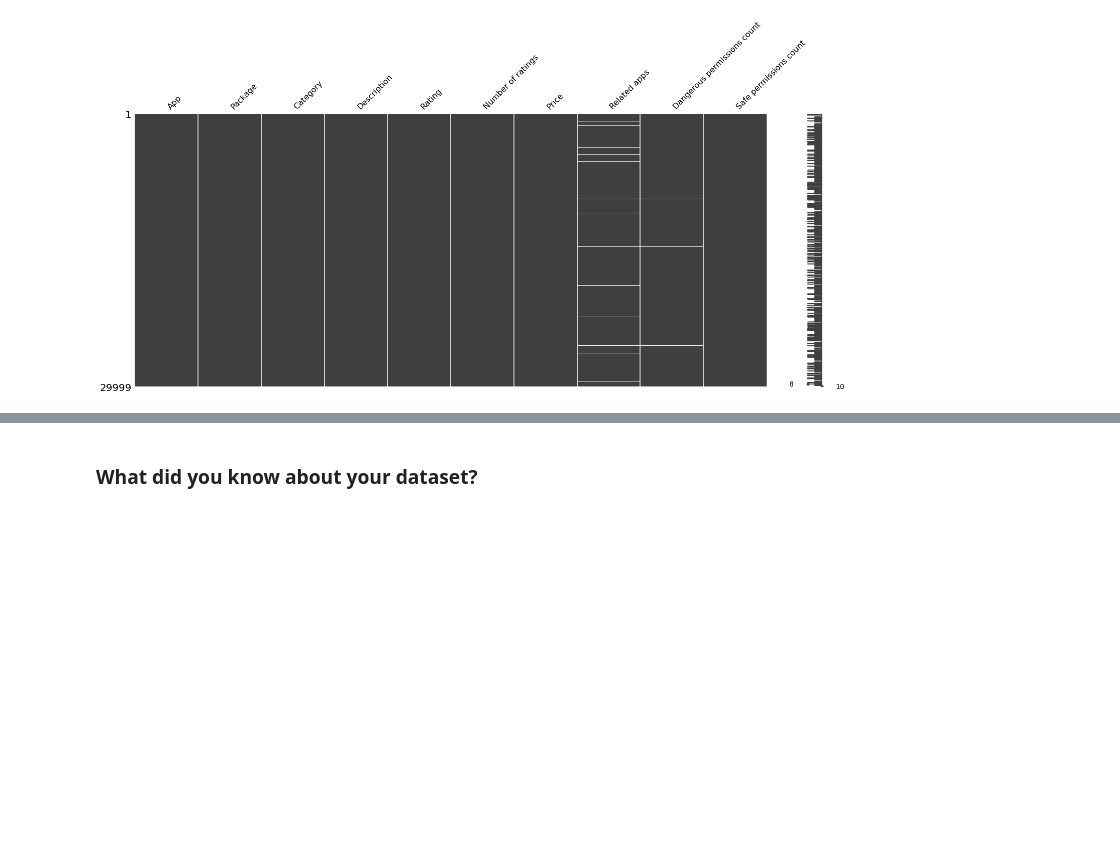
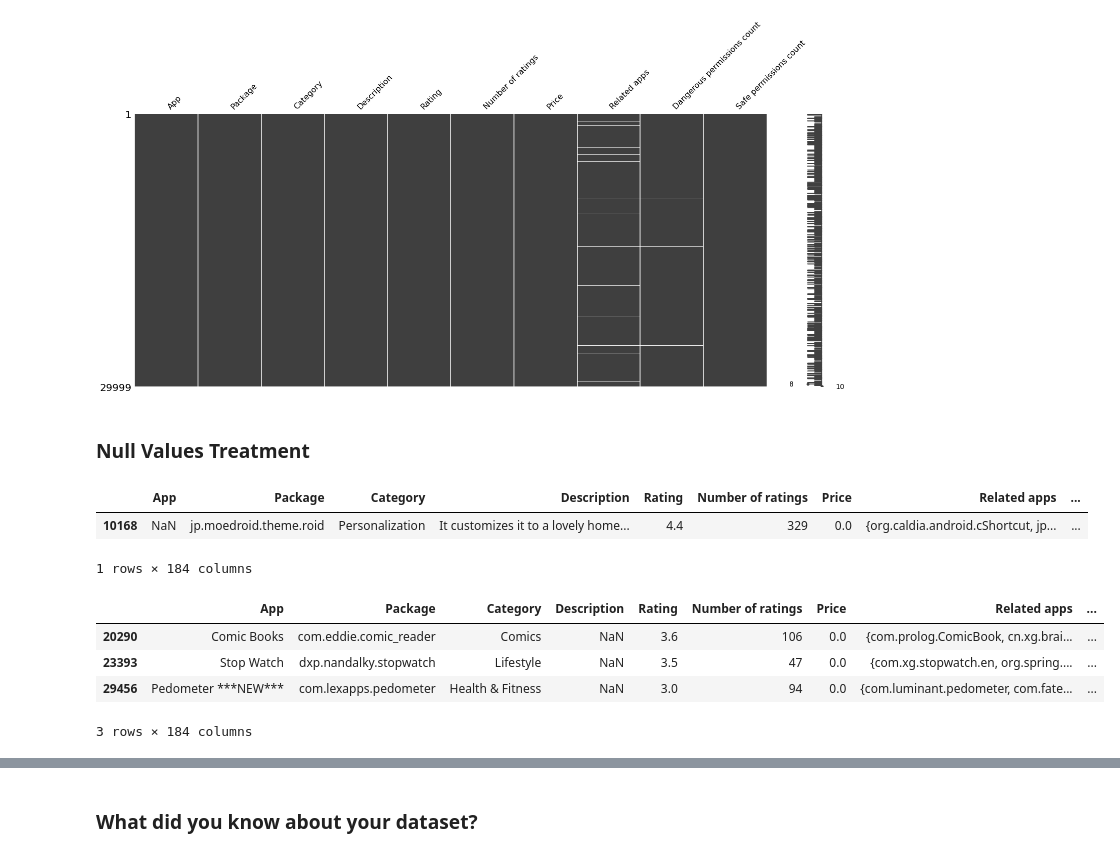
Before and after one commit to v1git12/Capstone-Project-3-Android-Authenticity-Prediction-, a Jupyter notebook: Android_Authenticity_Prediction.ipynb, the cells around one changed output, grey strips where cells are left out. Cells and saved outputs as stored; diff of their text form; code cells hidden in the pictures; blank space fills up the shorter version.

```diff
--- a/Android_Authenticity_Prediction.ipynb
+++ b/Android_Authenticity_Prediction.ipynb
@@ -180,3 +179,12 @@ msno.matrix(df.iloc[:, :10])
 # %% [output]
 <AxesSubplot:>
 [figure]
+# %% [markdown]
+### Null Values Treatment
+# %%
+#fetch the data where App column has null values
+df[df['App'].isnull()]
+# %% [output]
+|  | App | Package | Category | Description | Rating | Number of ratings | Price | Related apps | ... |
+| 10168 | NaN | jp.moedroid.theme.roid | Personalization | It customizes it to a lovely home... | 4.4 | 329 | 0.0 | {org.caldia.android.cShortcut, jp... | ... |
+1 rows × 184 columns
@@ -182,0 +194,10 @@ msno.matrix(df.iloc[:, :10])
+# %%
+
+# Filter the rows where the Description column has null values
+df[df['Description'].isnull()]
+# %% [output]
+|  | App | Package | Category | Description | Rating | Number of ratings | Price | Related apps | ... |
+| 20290 | Comic Books | com.eddie.comic_reader | Comics | NaN | 3.6 | 106 | 0.0 | {com.prolog.ComicBook, cn.xg.brai... | ... |
+| 23393 | Stop Watch | dxp.nandalky.stopwatch | Lifestyle | NaN | 3.5 | 47 | 0.0 | {com.xg.stopwatch.en, org.spring.... | ... |
+| 29456 | Pedometer ***NEW*** | com.lexapps.pedometer | Health & Fitness | NaN | 3.0 | 94 | 0.0 | {com.luminant.pedometer, com.fate... | ... |
+3 rows × 184 columns
```
Also changed, not shown: parts of 35 cells of this notebook.
